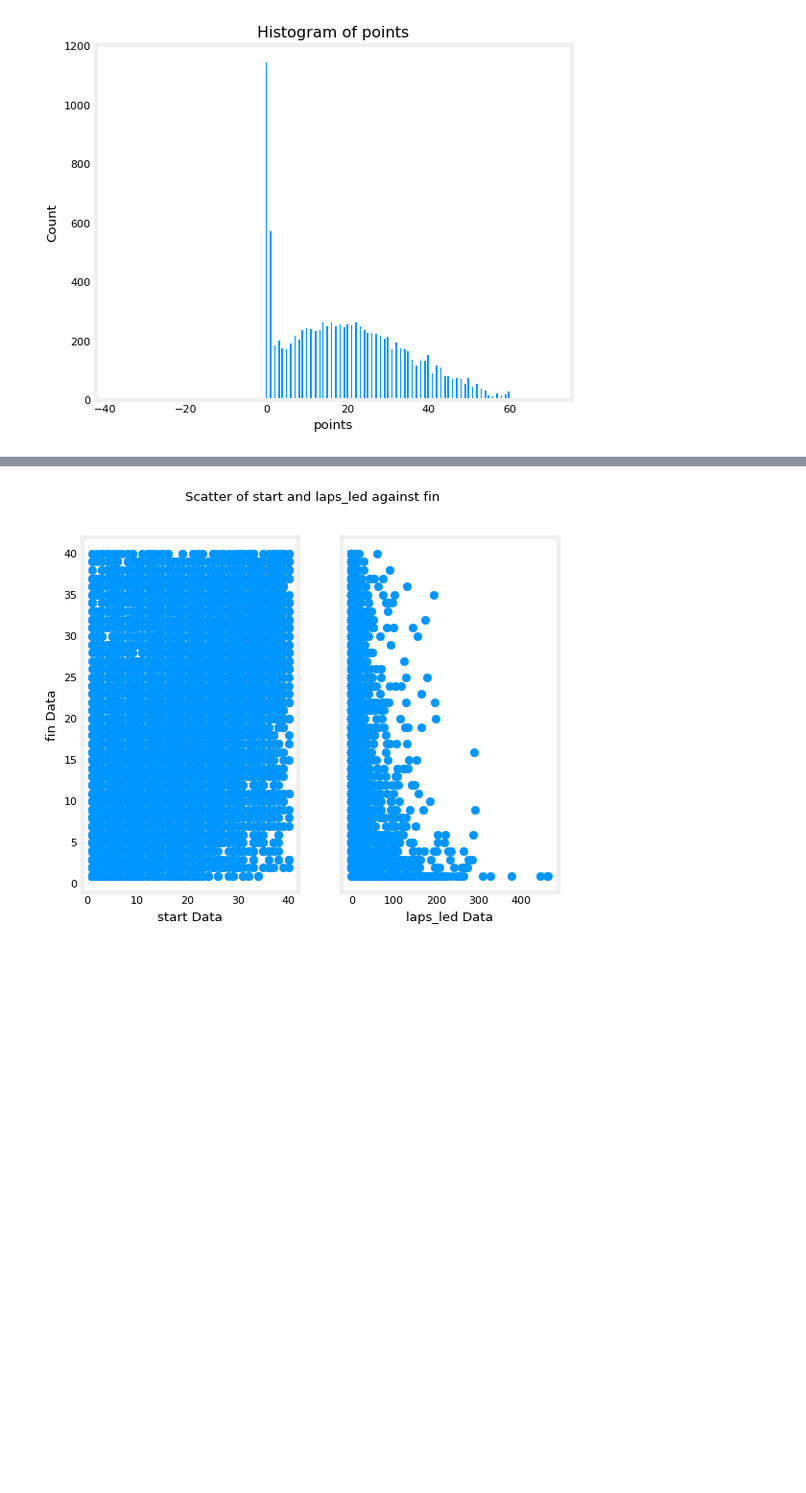
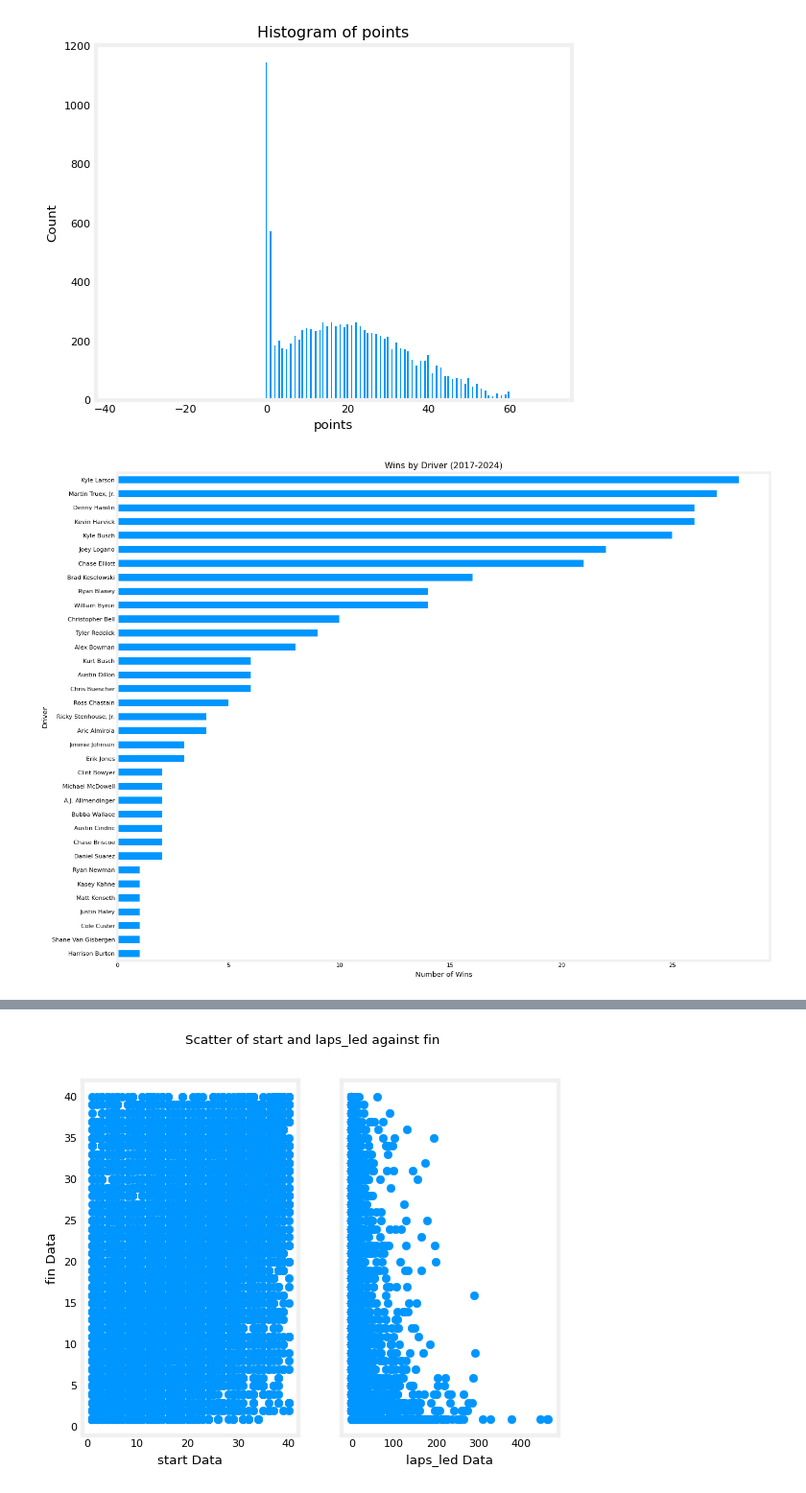
Before and after one commit to TempeHS/2026SE_MLOPSTask_Kevin.T, a Jupyter notebook: 2.Model_Development/2.1.Data_Wrangling/2.1.1.data_preview.ipynb, the cells around one changed output, grey strips where cells are left out. Shown at 96% size. Saved outputs shown, nothing was run; the diff lists cells and outputs as text; code cells hidden in the pictures; blank space fills up the shorter version.

```diff
--- a/2.Model_Development/2.1.Data_Wrangling/2.1.1.data_preview.ipynb
+++ b/2.Model_Development/2.1.Data_Wrangling/2.1.1.data_preview.ipynb
@@ -125,4 +136,28 @@ plt.xlabel(f'{data_frame["points"].name}')
 plt.show()
 # %% [output]
 [figure]
+# %%
+# # Scatter plot 2 columns to see the relationship
+# plt.scatter(data_frame["fin"], data_frame["start"], s=1)
+# plt.title(f"Scatter of {data_frame['fin'].name} against {data_frame['start'].name}")
+# plt.ylabel(f"{data_frame['start'].name} Data")
+# plt.xlabel(f"{data_frame['fin'].name} Data")
+# plt.show()
+
+wins_by_driver = (
+    data_frame.loc[data_frame["fin"] == 1, "driver"]
+    .value_counts()
+    .sort_values(ascending=False)
+)
+
+plt.figure(figsize=(14, 10))
+wins_by_driver.plot(kind="barh")  # swapped axes
+plt.title("Wins by Driver (2017-2024)")
+plt.xlabel("Number of Wins")
+plt.ylabel("Driver")
+plt.gca().invert_yaxis()  # keeps highest wins at the top
+plt.tight_layout()
+plt.show()
+# %% [output]
+[figure, added]
 # %%
```
Also changed, not shown: parts of 5 cells of this notebook, 12 other files.
